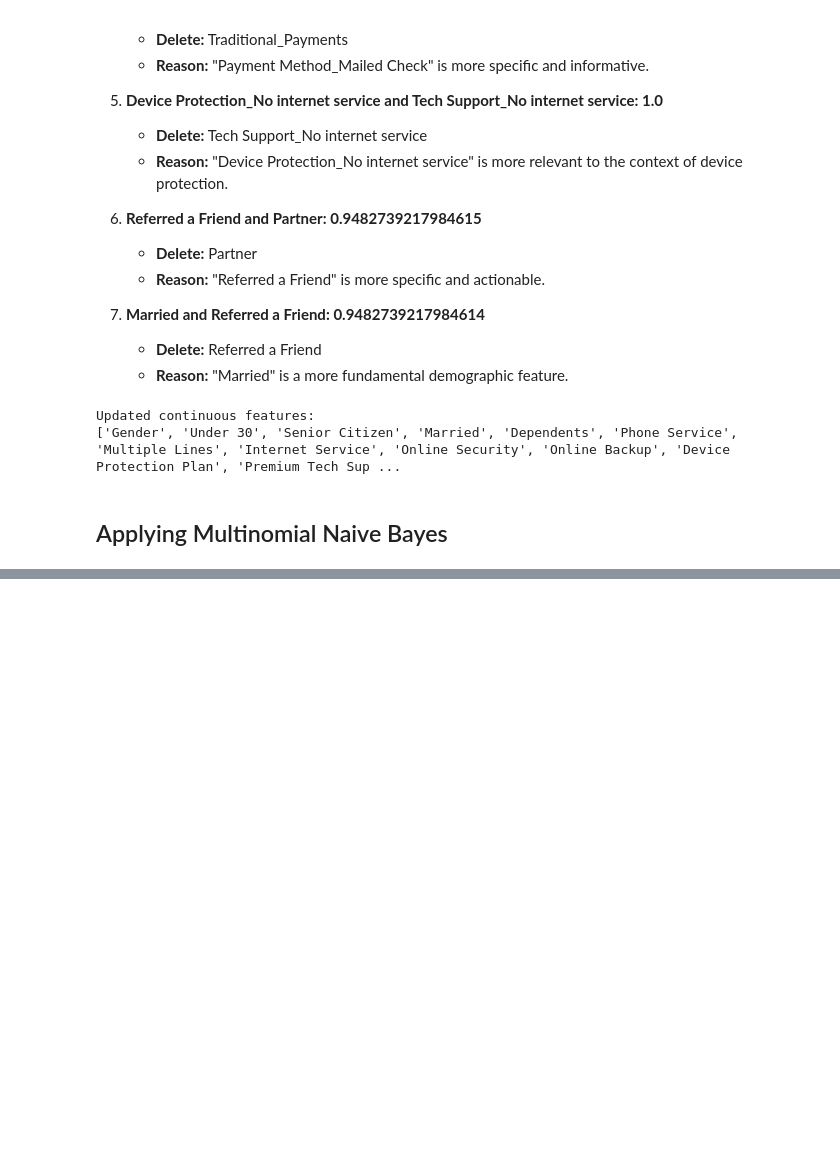
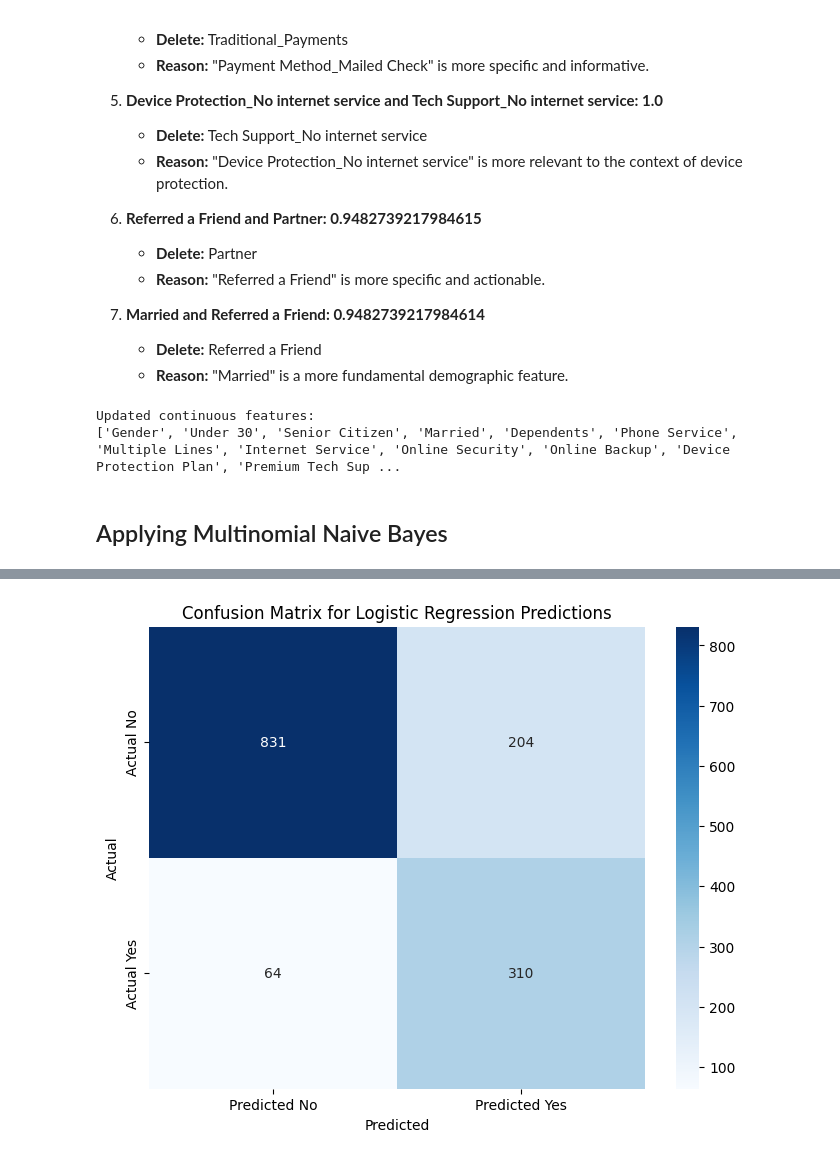
Before and after one commit to eelisee/telco-customer-churn, a Jupyter notebook: 4_analysis/10_Multinomial_Naive_Bayes.ipynb, the cells around one changed output, grey strips where cells are left out. Saved outputs shown, nothing was run; the diff lists cells and outputs as text; code cells hidden in the pictures; blank space fills up the shorter version.

```diff
--- a/4_analysis/10_Multinomial_Naive_Bayes.ipynb
+++ b/4_analysis/10_Multinomial_Naive_Bayes.ipynb
@@ -209,3 +209,25 @@ Updated continuous features:
 ['Gender', 'Under 30', 'Senior Citizen', 'Married', 'Dependents', 'Phone Service', 'Multiple Lines', 'Internet Service', 'Online Security', 'Online Backup', 'Device Protection Plan', 'Premium Tech Sup ...
 # %% [markdown]
 ## Applying Multinomial Naive Bayes
+# %%
+from sklearn.preprocessing import KBinsDiscretizer
+from sklearn.naive_bayes import MultinomialNB
+from sklearn.metrics import accuracy_score, f1_score, precision_score, recall_score, roc_auc_score
+
+# Split the data into features (X) and target variable (y)
+X_train_reduced = X_train
+X_test_reduced = X_test
+
+# Use KBinsDiscretizer to bin continuous features into discrete values
+kbins = KBinsDiscretizer(n_bins=10, encode='ordinal', strategy='uniform')
+X_train_binned = kbins.fit_transform(X_train_reduced)
+X_test_binned = kbins.transform(X_test_reduced)
+
+# Initialize the Multinomial Naive Bayes classifier
+mnb = MultinomialNB()
+
+# Fit the model
+mnb.fit(X_train_binned, y_train)
+
+# Predict using the model
+y_pred = mnb.predict(X_test_binned)
@@ -211,0 +417,16 @@ Updated continuous features:
+# %%
+from sklearn.metrics import confusion_matrix
+import seaborn as sns
+
+# Compute the confusion matrix
+conf_matrix = confusion_matrix(y_test, y_pred)
+
+# Plot the confusion matrix using a heatmap
+plt.figure(figsize=(8, 6))
+sns.heatmap(conf_matrix, annot=True, fmt='d', cmap='Blues', xticklabels=['Predicted No', 'Predicted Yes'], yticklabels=['Actual No', 'Actual Yes'])
+plt.xlabel('Predicted')
+plt.ylabel('Actual')
+plt.title('Confusion Matrix for Logistic Regression Predictions')
+plt.show()
+# %% [output]
+[figure, added]
```
Also changed, not shown: parts of 12 cells of this notebook, 4 other files.
